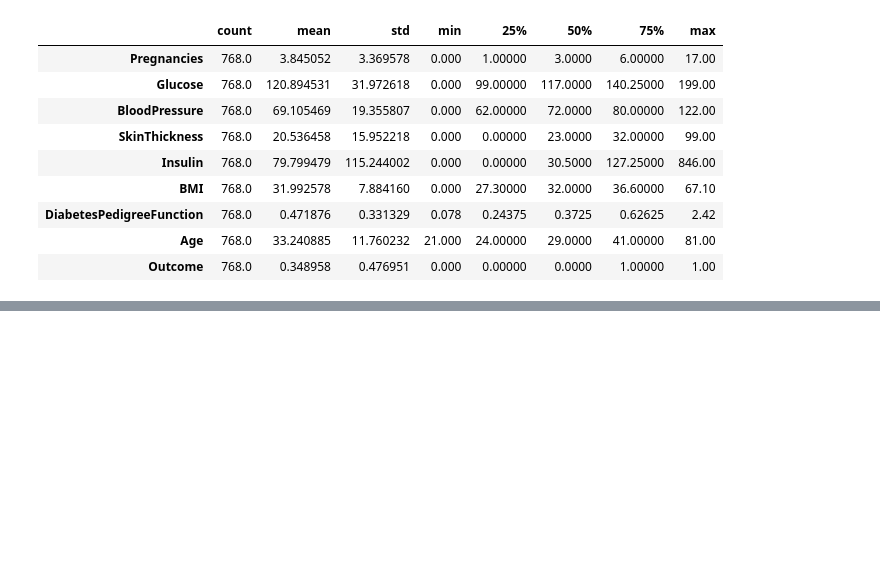
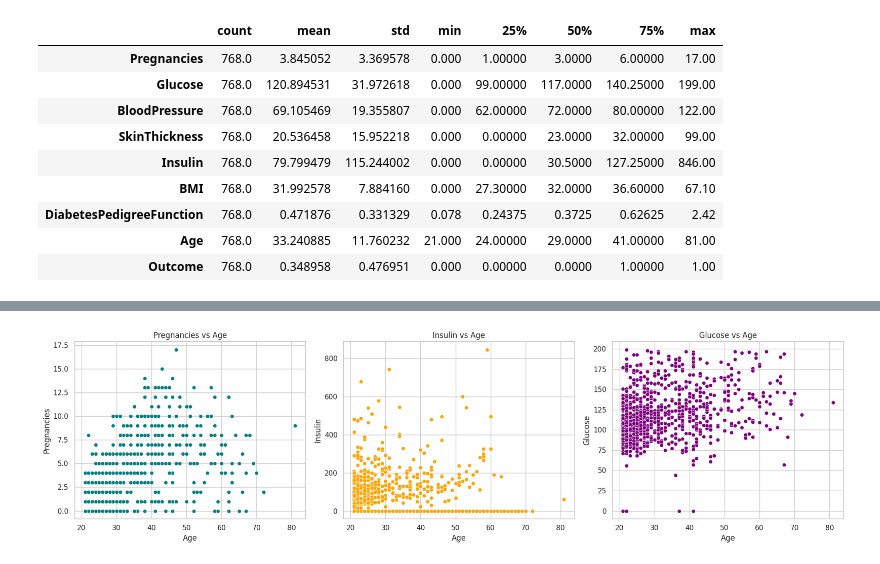
Before and after one commit to Harshkotkar/Deep-Learning, a Jupyter notebook: Indian_Diabetes.ipynb, the cells around one changed output, grey strips where cells are left out. Drawn from its saved outputs; the diff is of its cells as text; code cells hidden in the pictures; blank space fills up the shorter version.

```diff
--- a/Indian_Diabetes.ipynb
+++ b/Indian_Diabetes.ipynb
@@ -79,0 +87,30 @@ import
+# %%
+# Set a consistent style
+sns.set(style="whitegrid")
+
+# Create a figure with 3 subplots
+fig, axes = plt.subplots(2, 3, figsize=(18, 5))  # 1 row, 3 columns
+
+# Plot 1: Pregnancies vs Age
+sns.scatterplot(x='Age', y='Pregnancies', data=df, ax=axes[0], color='teal')
+axes[0].set_title("Pregnancies vs Age")
+axes[0].set_xlabel("Age")
+axes[0].set_ylabel("Pregnancies")
+
+# Plot 2: Insulin vs Age
+sns.scatterplot(x='Age', y='Insulin', data=df, ax=axes[1], color='orange')
+axes[1].set_title("Insulin vs Age")
+axes[1].set_xlabel("Age")
+axes[1].set_ylabel("Insulin")
+
+# Plot 3: Glucose vs Age
+sns.scatterplot(x='Age', y='Glucose', data=df, ax=axes[2], color='purple')
+axes[2].set_title("Glucose vs Age")
+axes[2].set_xlabel("Age")
+axes[2].set_ylabel("Glucose")
+
+# Adjust layout
+plt.tight_layout()
+plt.show()
+# %% [output]
+[figure, added]
```
Also changed, not shown: parts of 4 cells of this notebook.
